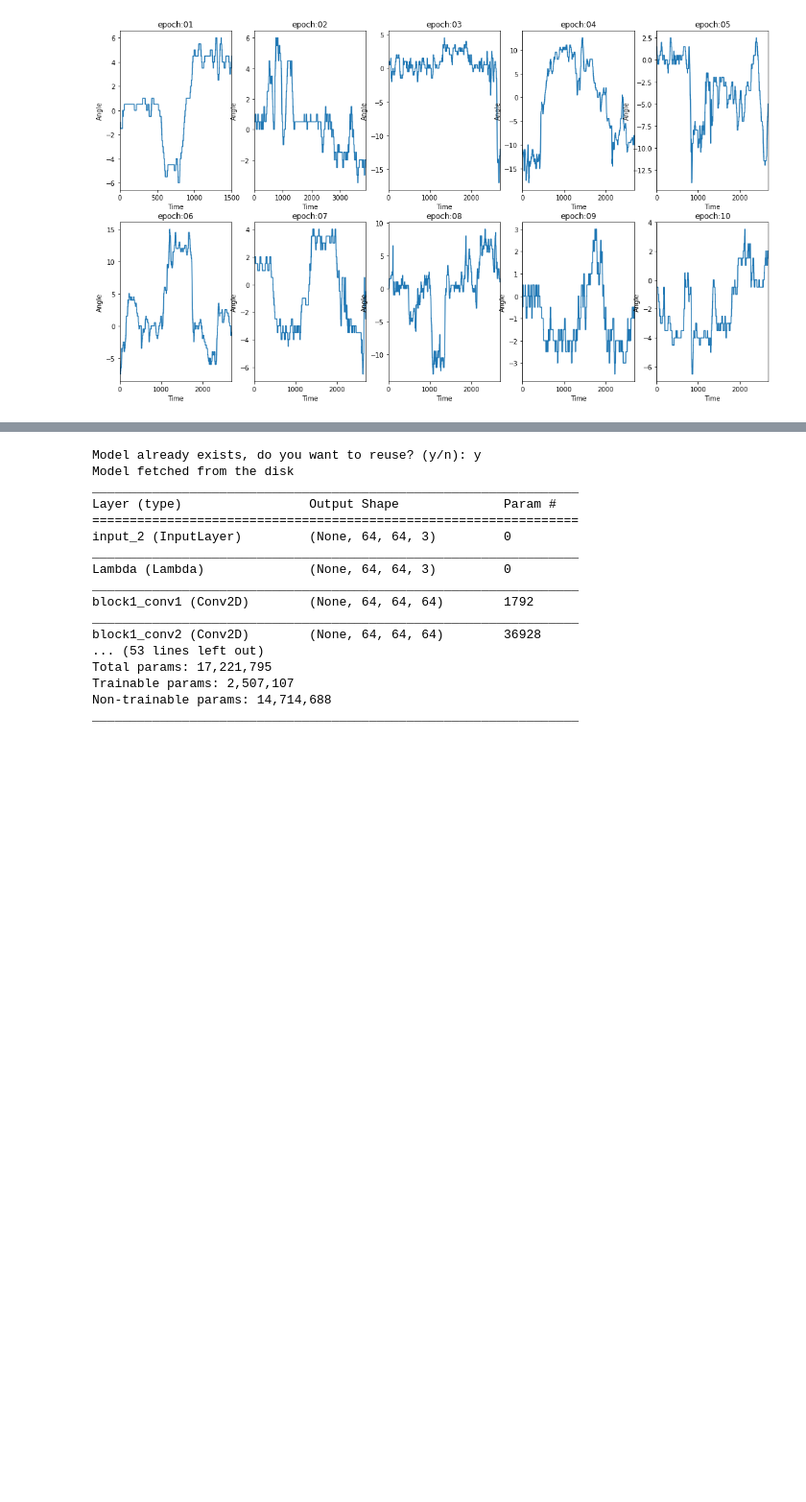
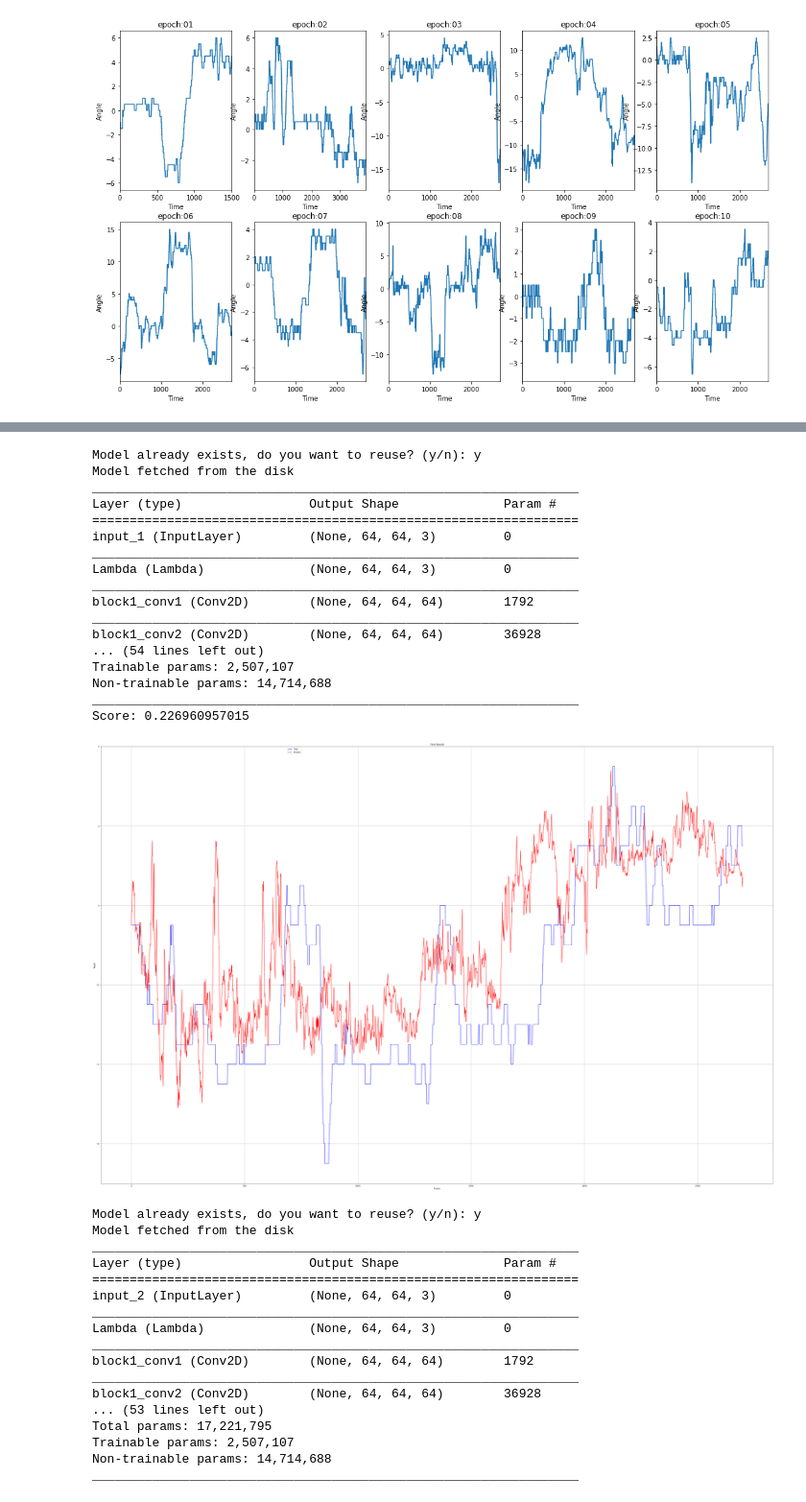
Before and after one commit to meizeidexzh/machinelearning-1, a Jupyter notebook: deep_tesla/deeptesla.ipynb, the cells around one changed output, grey strips where cells are left out. Shown at 96% size. Saved outputs shown, nothing was run; the diff lists cells and outputs as text; code cells hidden in the pictures; blank space fills up the shorter version.

```diff
--- a/deep_tesla/deeptesla.ipynb
+++ b/deep_tesla/deeptesla.ipynb
@@ -168,7 +168,7 @@ from keras.layers import Lambda
 def vgg16_model(input_shape):
     inputs = Input(shape=input_shape)
     lambda_input = Lambda(lambda x:x/255,name='Lambda')(inputs)
-    base_model = VGG16(include_top=False, weights='imagenet',input_tensor=inputs)
+    base_model = VGG16(include_top=False, weights='imagenet',input_tensor=lambda_input)
     for layer in base_model.layers:
         layer.trainable = False
 
@@ -184,7 +184,7 @@ def vgg16_model(input_shape):
     x = Dropout(0.5,name='fc4_dropout')(x)
     x = Dense(1,name='output')(x)
 
-    model = Model(base_model.input,x)
+    model = Model(inputs,x)
     return model
 # %%
 from keras.models import Model
@@ -263,8 +263,8 @@ model.fit_generator(train_generator(img_path,['01']),
                     steps_per_epoch=10,
                     epochs=10)
 # %%
-#训练模型
-from keras.callbacks import TensorBoard
+#训练模型2
+from keras.callbacks import TensorBoard,EarlyStopping,CSVLogger
 from keras import optimizers
 import h5py
 
@@ -279,12 +279,12 @@ model.compile(loss='mean_squared_error',
                optimizer=adam)
 
 model.summary()
-with open(utils.join_dir(img_path, 'epoch{:0>2}.pkl'.format('08')),'rb') as fs:
+with open(utils.join_dir(img_path, 'epoch{:0>2}.pkl'.format('09')),'rb') as fs:
         x_valid,y_valid = pickle.load(fs)
 
 i = 0
-#for epochid in ['01','02','03','04','05','06','07','08']:
-for epochid in ['01','02','03','07','09']:
+for epochid in ['01','02','03','04','05','06','07','08']:
+#for epochid in ['01','02','03','07','09']:
     file_name = utils.join_dir(img_path, 'epoch{:0>2}.pkl'.format(epochid))
     with open(file_name,'rb') as fs:
         x_train,y_train = pickle.load(fs)
@@ -327,19 +375,51 @@ Model saved
 # %%
 #测试模型
 import params,utils
 from sklearn.metrics import r2_score
+from matplotlib import pyplot as plt
+%matplotlib inline
 
 img_path = params.data_dir
 input_shape=(params.FLAGS.img_w, params.FLAGS.img_h, params.FLAGS.img_c)
 #x_test,y_test,_,_ = VidDataGenerator(img_path,'10',batch_size=None,input_shape=input_shape).next_batch()
-with open(utils.join_dir(img_path, 'epoch{:0>2}.pkl'.format('01')),'rb') as fs:
+with open(utils.join_dir(img_path, 'epoch{:0>2}.pkl'.format('10')),'rb') as fs:
         x_test,y_test = pickle.load(fs)
 
 
 
 model = utils.get_model()
 y_predict = model.predict(x_test)
-print(y_predict,y_test)
 score = r2_score(y_test,y_predict)
 print('Score:',score)
+plt.figure(figsize=(60, 40))
+plt.title('Test Result')
+plt.xlabel('Frame')
+plt.ylabel('Angle')
+
+plt.plot(range(len(y_test)), y_test.reshape(len(y_test)),'b', label='Test')
+plt.plot(range(len(y_predict)), y_predict.reshape(len(y_predict)),'r',label='Predict')
+#plt.xticks(range(len(y_test), group_labels, rotation=0)
+
+plt.legend(bbox_to_anchor=[0.3, 1])
+plt.grid()
+plt.show()
+# %% [output]
+Model already exists, do you want to reuse? (y/n): y
+Model fetched from the disk
+_________________________________________________________________
+Layer (type)                 Output Shape              Param #
+=================================================================
+input_1 (InputLayer)         (None, 64, 64, 3)         0
+_________________________________________________________________
+Lambda (Lambda)              (None, 64, 64, 3)         0
+_________________________________________________________________
+block1_conv1 (Conv2D)        (None, 64, 64, 64)        1792
+_________________________________________________________________
+block1_conv2 (Conv2D)        (None, 64, 64, 64)        36928
+... (54 lines left out)
+Trainable params: 2,507,107
+Non-trainable params: 14,714,688
+_________________________________________________________________
+Score: 0.226960957015
+[figure, added]
 # %%
```
Also changed, not shown: parts of 6 cells of this notebook, 1 other file.
